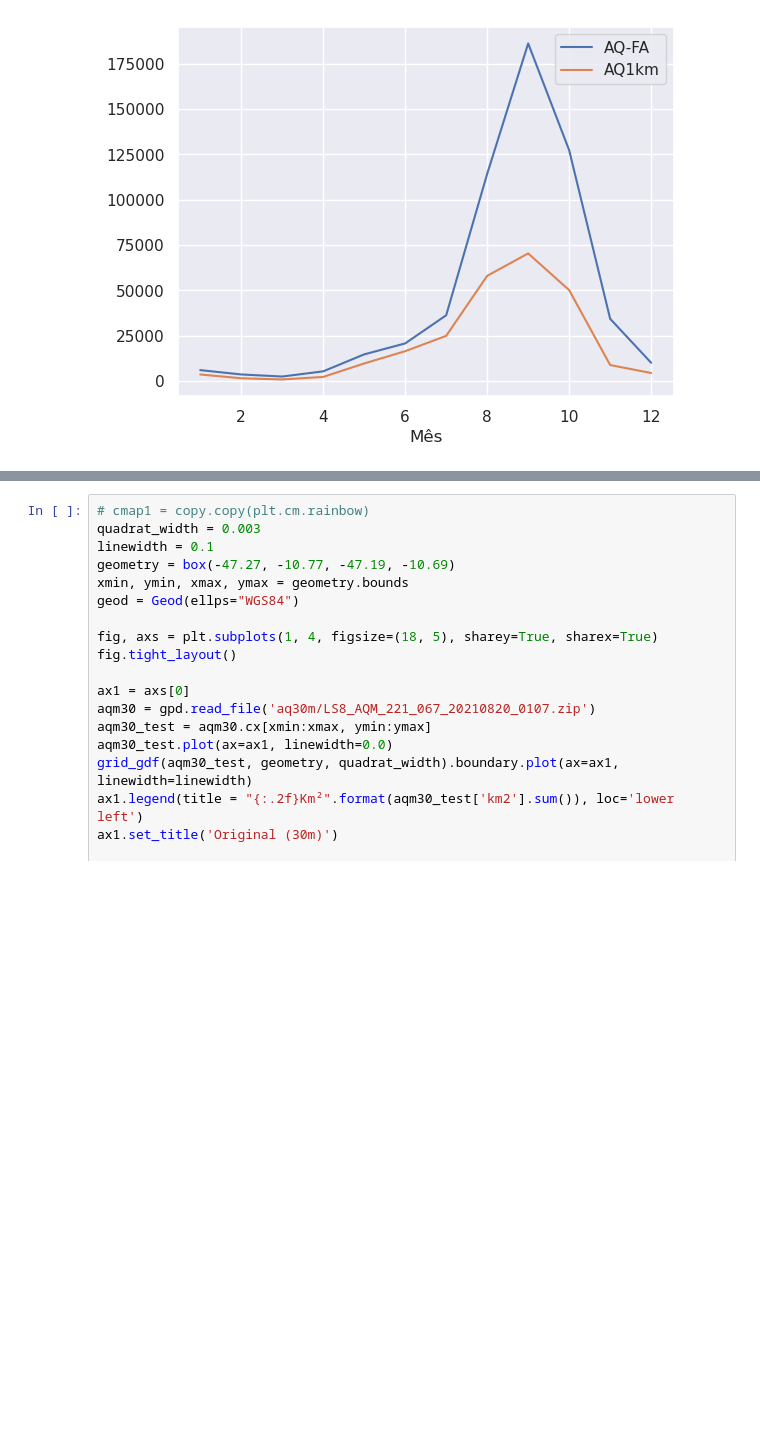
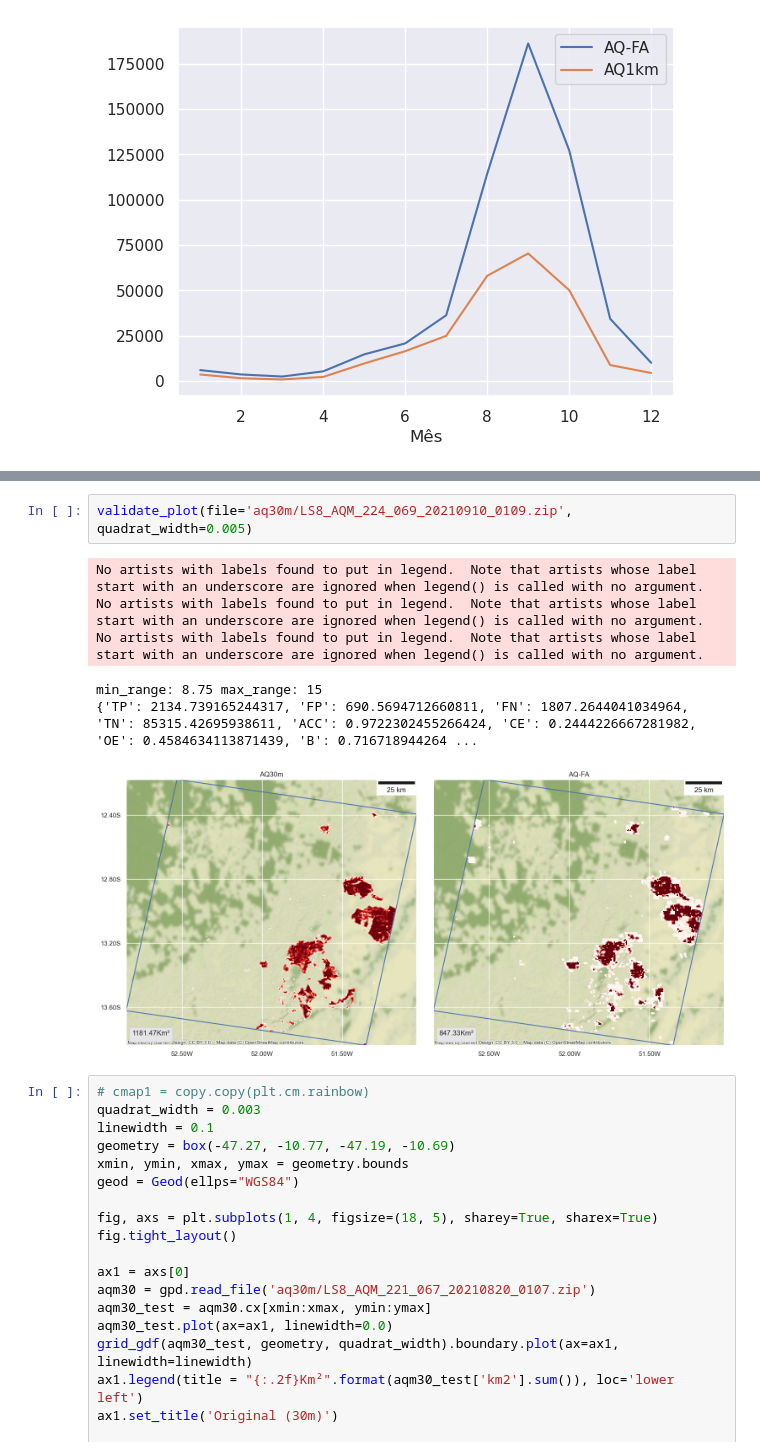
Before and after one commit to josebraz/INPE-Queimadas, a Jupyter notebook: validacao.ipynb, the cells around one changed output, grey strips where cells are left out. Saved outputs shown, nothing was run; the diff lists cells and outputs as text; blank space fills up the shorter version.

```diff
--- a/validacao.ipynb
+++ b/validacao.ipynb
@@ -331,3 +302,12 @@ dataarray.where(dataarray > 0).plot(cmap='Reds')
+# %%
+validate_plot(file='aq30m/LS8_AQM_224_069_20210910_0109.zip', quadrat_width=0.005)
+# %% [output]
+No artists with labels found to put in legend.  Note that artists whose label start with an underscore are ignored when legend() is called with no argument.
+No artists with labels found to put in legend.  Note that artists whose label start with an underscore are ignored when legend() is called with no argument.
+No artists with labels found to put in legend.  Note that artists whose label start with an underscore are ignored when legend() is called with no argument.
+min_range: 8.75 max_range: 15
+{'TP': 2134.739165244317, 'FP': 690.5694712660811, 'FN': 1807.2644041034964, 'TN': 85315.42695938611, 'ACC': 0.9722302455266424, 'CE': 0.2444226667281982, 'OE': 0.4584634113871439, 'B': 0.716718944264 ...
+[figure, added]
 # %%
 # cmap1 = copy.copy(plt.cm.rainbow)
 quadrat_width = 0.003
```
Also changed, not shown: parts of 11 cells of this notebook, 7 other files.
